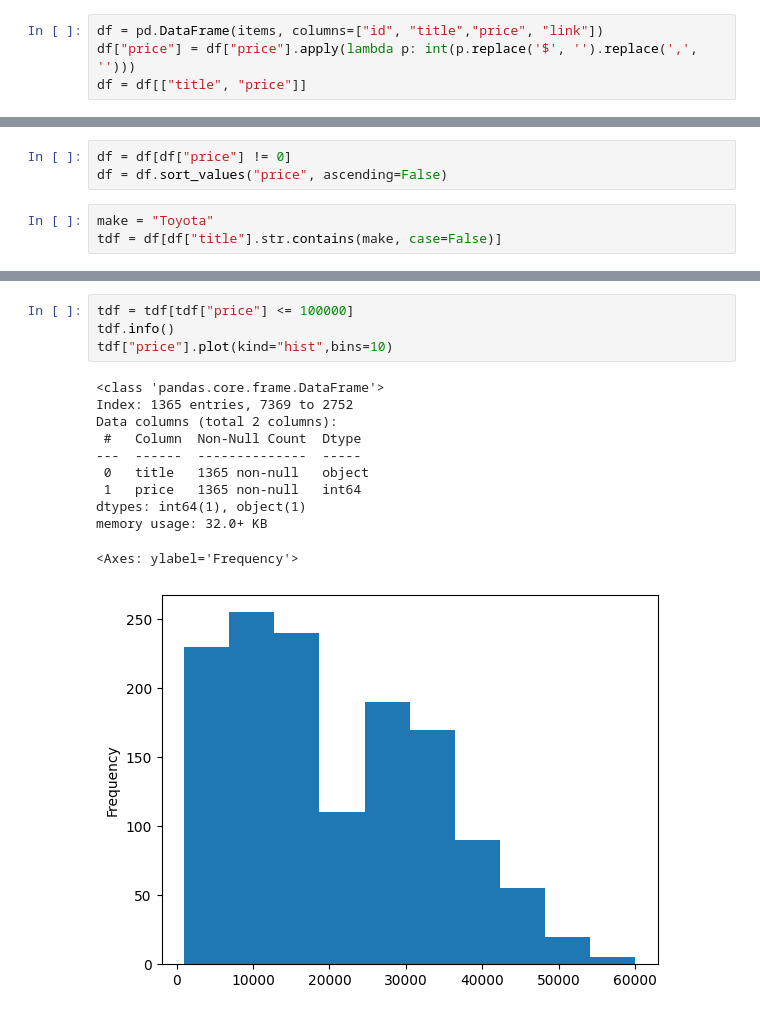
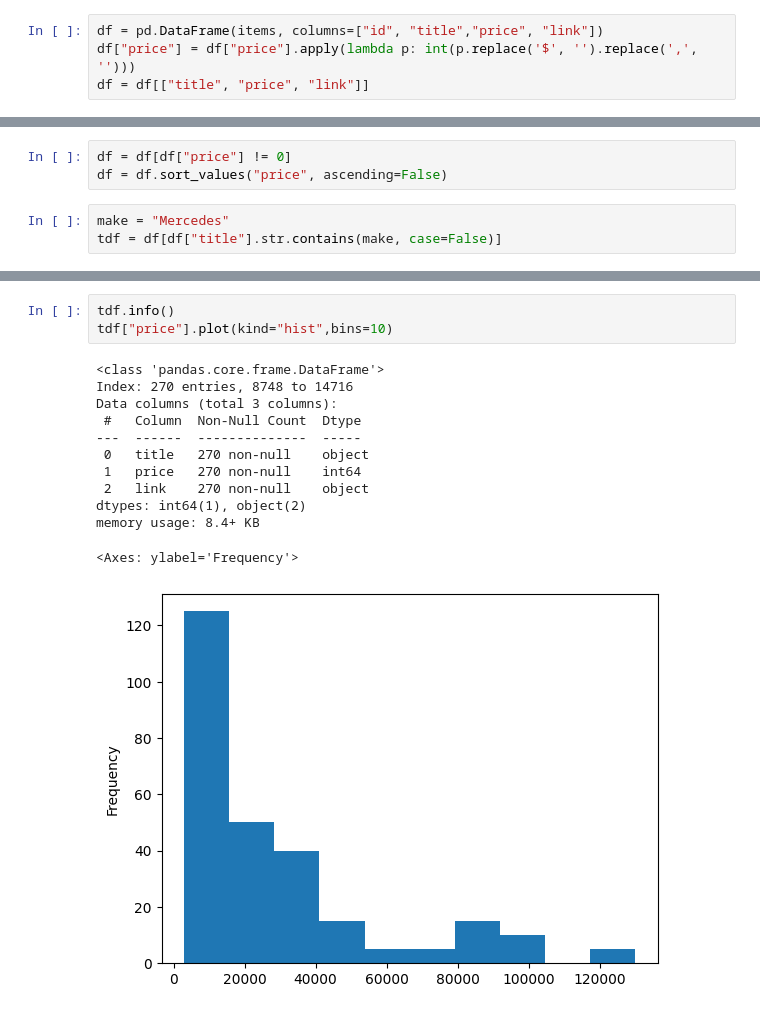
Before and after one commit to CarsonCase/Craigscraper, a Jupyter notebook: notebook.ipynb, the cells around one changed output, grey strips where cells are left out. Cells and saved outputs as stored; diff of their text form.

```diff
--- a/notebook.ipynb
+++ b/notebook.ipynb
@@ -27,7 +27,7 @@ items = get_listings()
 # %%
 df = pd.DataFrame(items, columns=["id", "title","price", "link"])
 df["price"] = df["price"].apply(lambda p: int(p.replace('$', '').replace(',', '')))
-df = df[["title", "price"]]
+df = df[["title", "price", "link"]]
 # %%
 df.info()
 # %% [output]
@@ -44,7 +45,7 @@ memory usage: 296.8+ KB
 df = df[df["price"] != 0]
 df = df.sort_values("price", ascending=False)
 # %%
-make = "Toyota"
+make = "Mercedes"
 tdf = df[df["title"].str.contains(make, case=False)]
 # %%
 tdf
@@ -65,16 +66,16 @@ tdf
 # %%
-tdf = tdf[tdf["price"] <= 100000]
 tdf.info()
 tdf["price"].plot(kind="hist",bins=10)
 # %% [output]
 <class 'pandas.core.frame.DataFrame'>
-Index: 1365 entries, 7369 to 2752
-Data columns (total 2 columns):
+Index: 270 entries, 8748 to 14716
+Data columns (total 3 columns):
  #   Column  Non-Null Count  Dtype
 ---  ------  --------------  -----
- 0   title   1365 non-null   object
- 1   price   1365 non-null   int64
-dtypes: int64(1), object(1)
-memory usage: 32.0+ KB
+ 0   title   270 non-null    object
+ 1   price   270 non-null    int64
+ 2   link    270 non-null    object
+dtypes: int64(1), object(2)
+memory usage: 8.4+ KB
 <Axes: ylabel='Frequency'>
-[figure, old version]
+[figure, new version]
```
Also changed, not shown: parts of 4 cells of this notebook, 6 other files.
